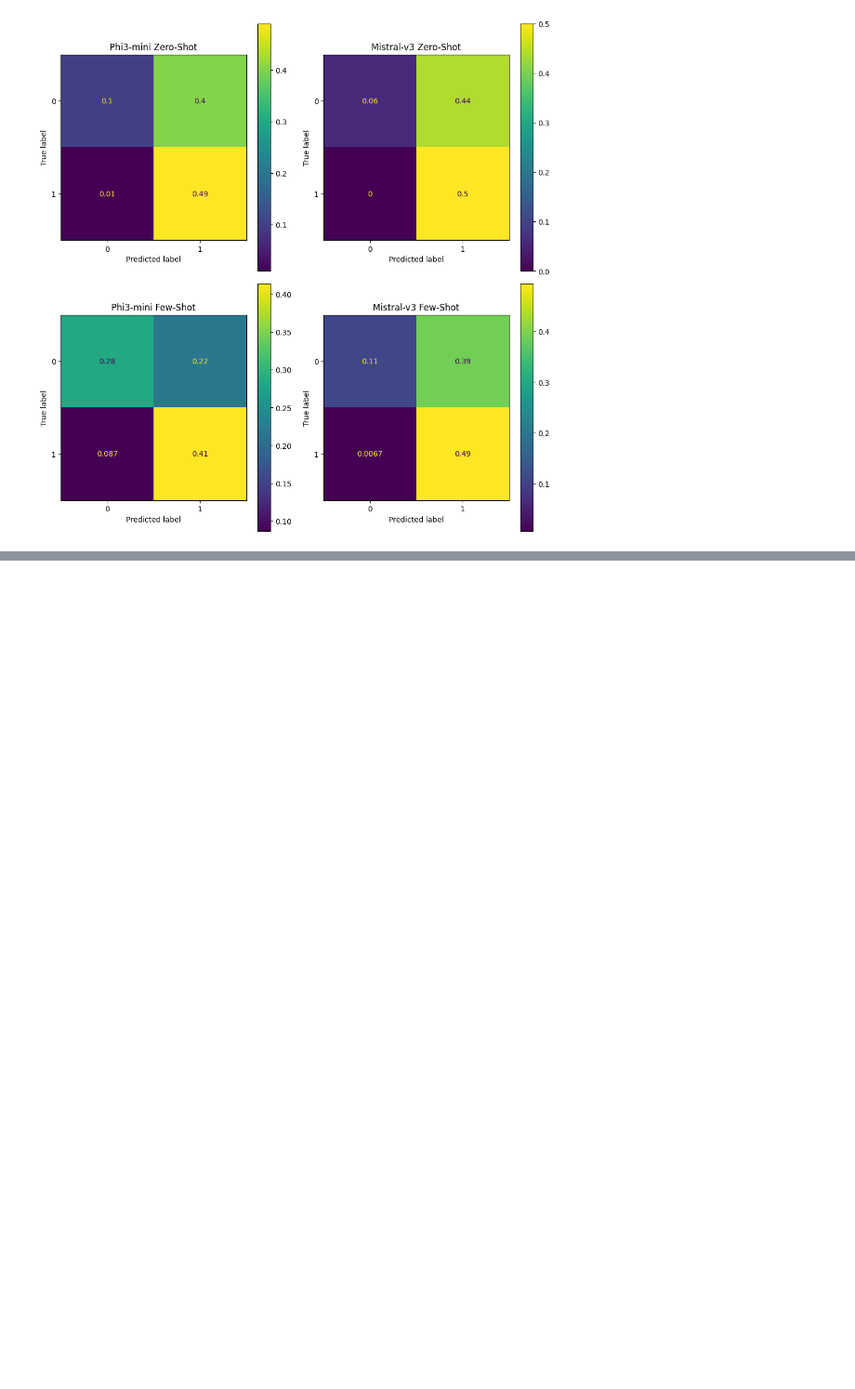
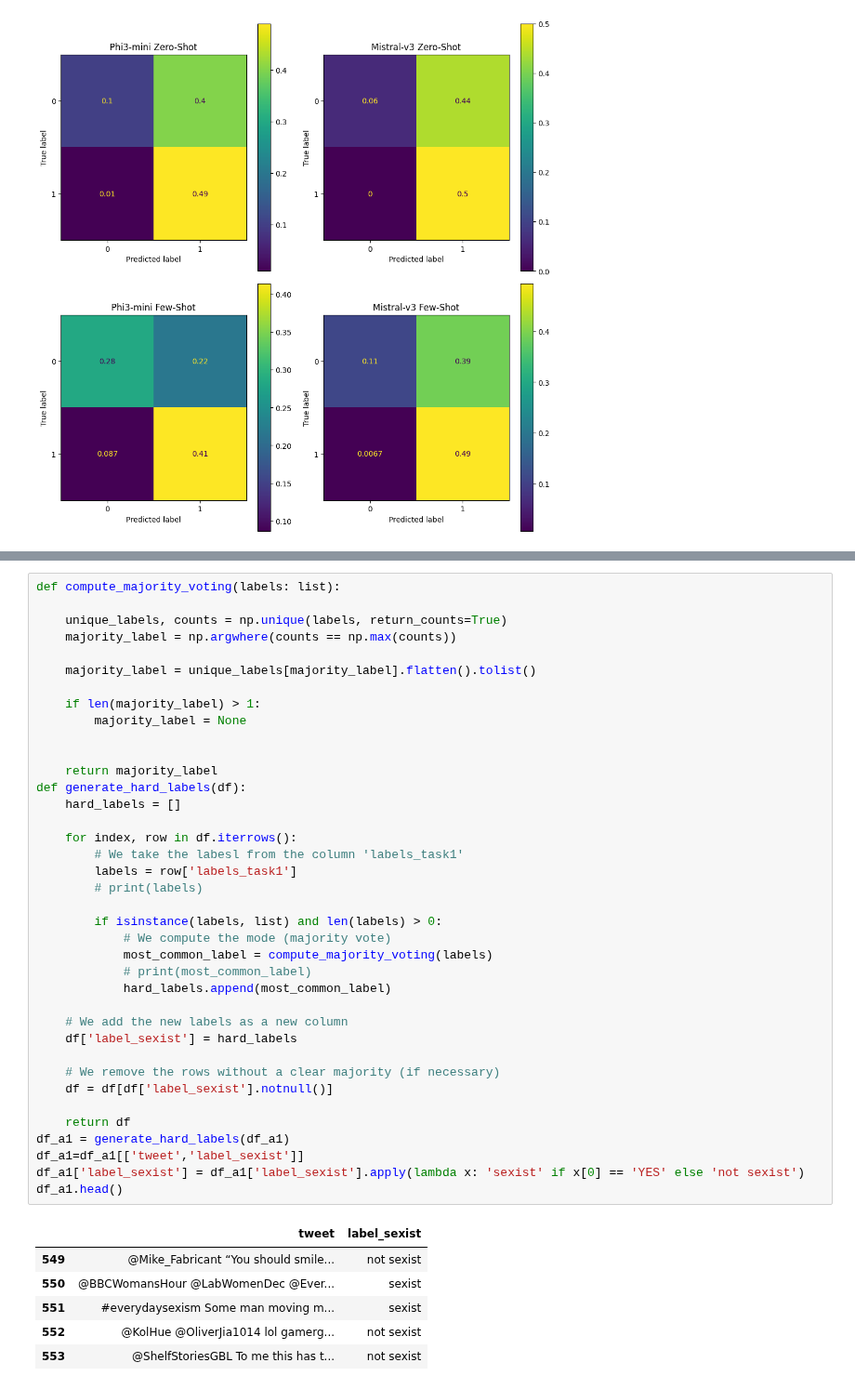
Before and after one commit to RiccardoRomeo01/NLP_Assignments, a Jupyter notebook: Assignment2/CodeA2/Assignment2.ipynb, the cells around one changed output, grey strips where cells are left out. Shown at 93% size. Saved outputs shown, nothing was run; the diff lists cells and outputs as text; blank space fills up the shorter version.

```diff
--- a/Assignment2/CodeA2/Assignment2.ipynb
+++ b/Assignment2/CodeA2/Assignment2.ipynb
@@ -829,0 +883,45 @@ plot_confusion_matrices(y_true = y_true,
+# %%
+def compute_majority_voting(labels: list):
+
+    unique_labels, counts = np.unique(labels, return_counts=True)
+    majority_label = np.argwhere(counts == np.max(counts))
+
+    majority_label = unique_labels[majority_label].flatten().tolist()
+
+    if len(majority_label) > 1:
+        majority_label = None
+
+
+    return majority_label
+def generate_hard_labels(df):
+    hard_labels = []
+
+    for index, row in df.iterrows():
+        # We take the labesl from the column 'labels_task1'
+        labels = row['labels_task1']
+        # print(labels)
+
+        if isinstance(labels, list) and len(labels) > 0:
+            # We compute the mode (majority vote)
+            most_common_label = compute_majority_voting(labels)
+            # print(most_common_label)
+            hard_labels.append(most_common_label)
+
+    # We add the new labels as a new column
+    df['label_sexist'] = hard_labels
+
+    # We remove the rows without a clear majority (if necessary)
+    df = df[df['label_sexist'].notnull()]
+
+    return df
+df_a1 = generate_hard_labels(df_a1)
+df_a1=df_a1[['tweet','label_sexist']]
+df_a1['label_sexist'] = df_a1['label_sexist'].apply(lambda x: 'sexist' if x[0] == 'YES' else 'not sexist')
+df_a1.head()
+# %% [output]
+|  | tweet | label_sexist |
+| 549 | @Mike_Fabricant “You should smile... | not sexist |
+| 550 | @BBCWomansHour @LabWomenDec @Ever... | sexist |
+| 551 | #everydaysexism Some man moving m... | sexist |
+| 552 | @KolHue @OliverJia1014 lol gamerg... | not sexist |
+| 553 | @ShelfStoriesGBL To me this has t... | not sexist |
```
Also changed, not shown: parts of 13 cells of this notebook.
